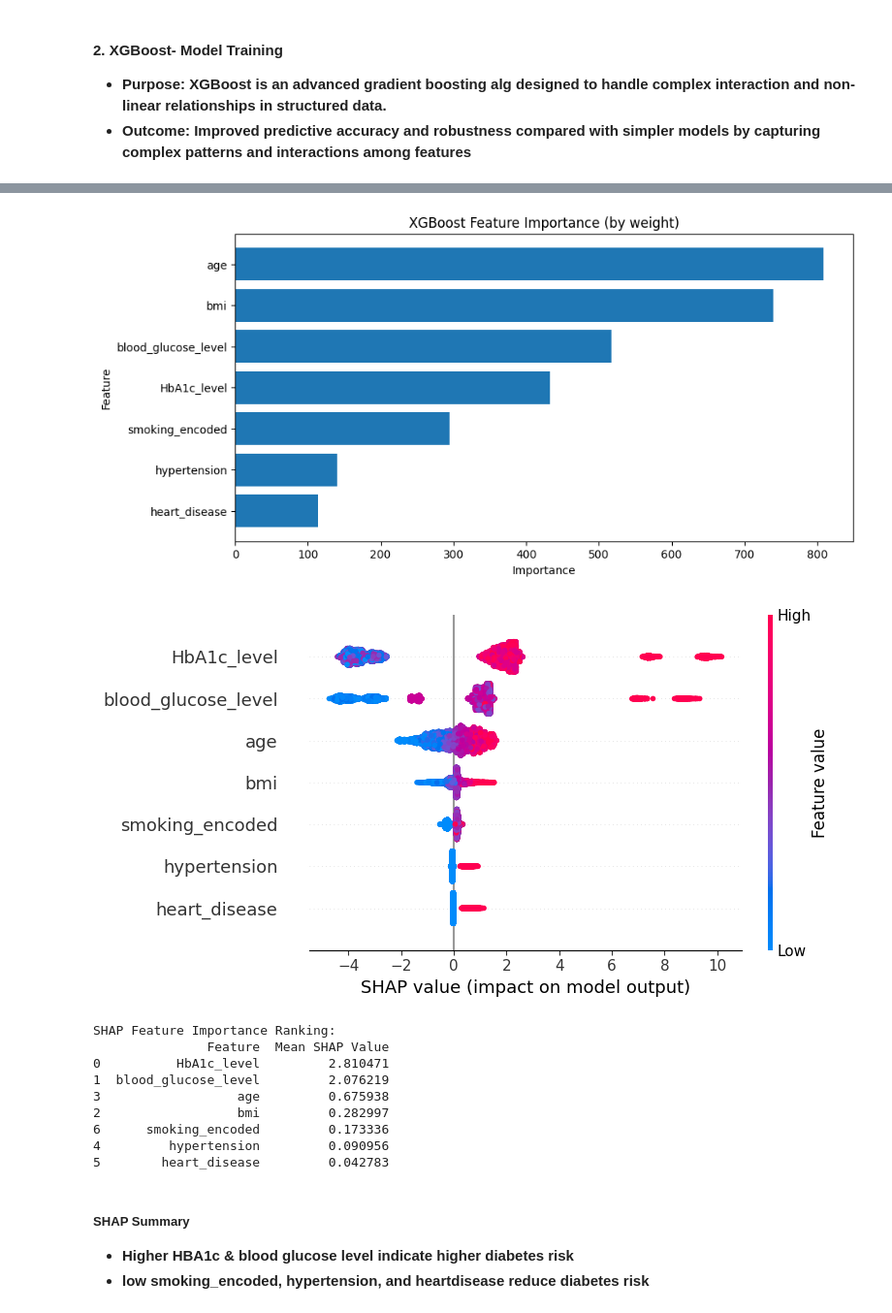
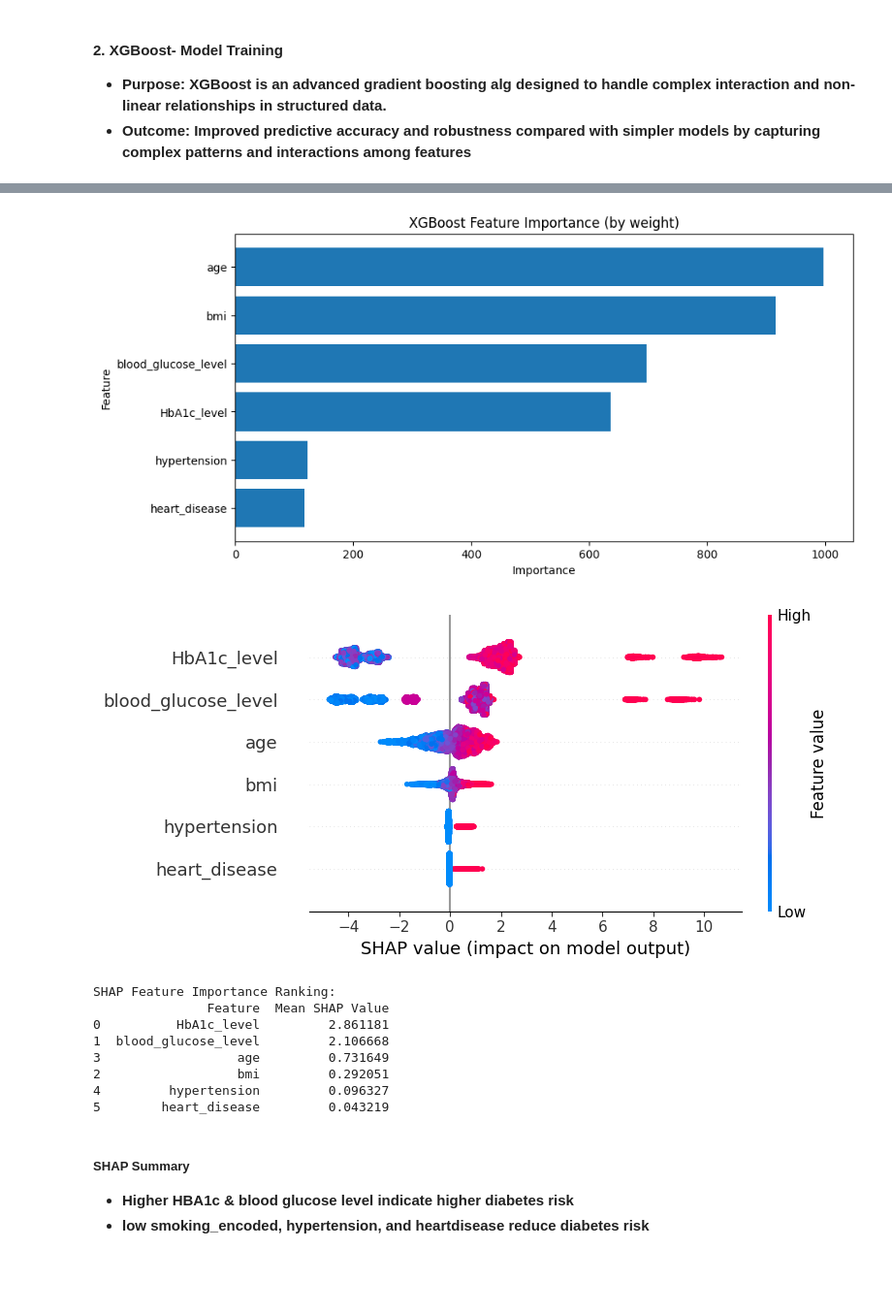
Before and after one commit to fkottapa3/Team14CSE6242, a Jupyter notebook: DiabetesPrediction_v1.ipynb, the cells around one changed output, grey strips where cells are left out. Shown: that part at 97% size. Drawn from its saved outputs; the diff is of its cells as text; code cells hidden in the pictures; blank space fills up the shorter version.

```diff
--- a/DiabetesPrediction_v1.ipynb
+++ b/DiabetesPrediction_v1.ipynb
@@ -580,6 +580,10 @@ import shap
 import pandas as pd
 import numpy as np
 import matplotlib.pyplot as plt
+
+selected_features = ["HbA1c_level", "blood_glucose_level", "bmi", "age", "hypertension", "heart_disease"]
+X_train_selected = X_train[selected_features]
+X_test_selected = X_test[selected_features]
 
 # Prepare DMatrix for XGBoost low-level API
 dtrain = xgb.DMatrix(X_train_selected, label=y_train)
@@ -692,14 +696,13 @@ Confusion Matrix (Train Set):
-[figure, old version]
+[figure, new version]
-[figure, old version]
+[figure, new version]
 SHAP Feature Importance Ranking:
                Feature  Mean SHAP Value
-0          HbA1c_level         2.810471
-1  blood_glucose_level         2.076219
-3                  age         0.675938
-2                  bmi         0.282997
-6      smoking_encoded         0.173336
-4         hypertension         0.090956
-5        heart_disease         0.042783
+0          HbA1c_level         2.861181
+1  blood_glucose_level         2.106668
+3                  age         0.731649
+2                  bmi         0.292051
+4         hypertension         0.096327
+5        heart_disease         0.043219
 # %% [markdown]
 ##### **SHAP Summary**
 - **Higher HBA1c & blood glucose level indicate higher diabetes risk**
```
Also changed, not shown: parts of 7 cells of this notebook, 1 other file.
